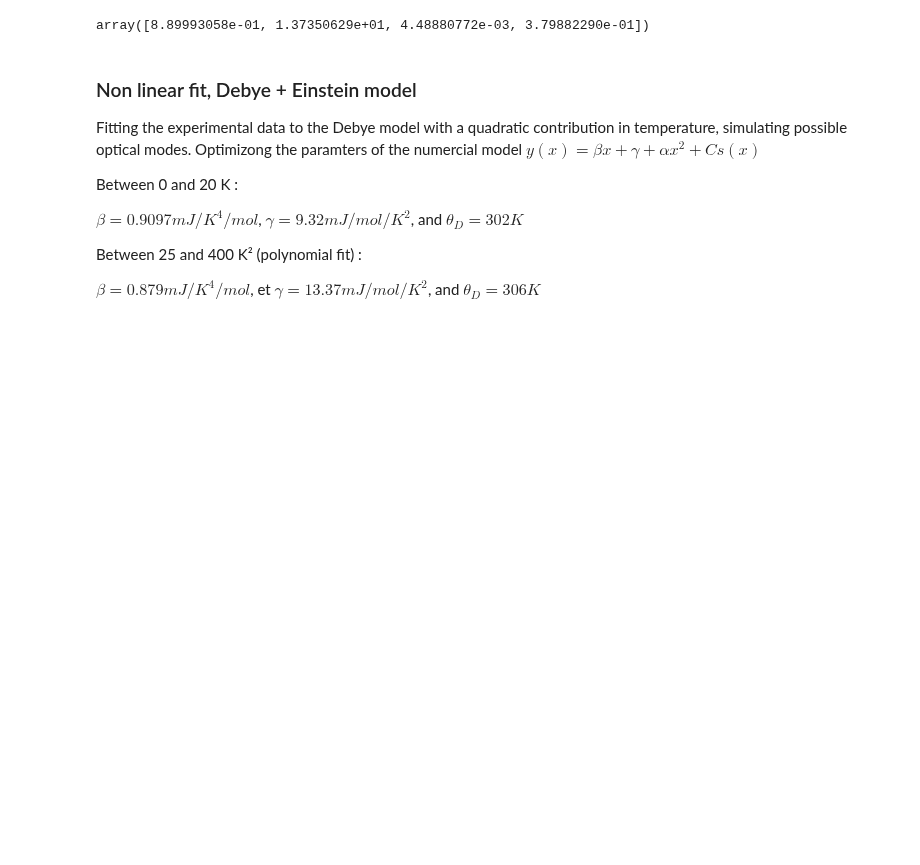
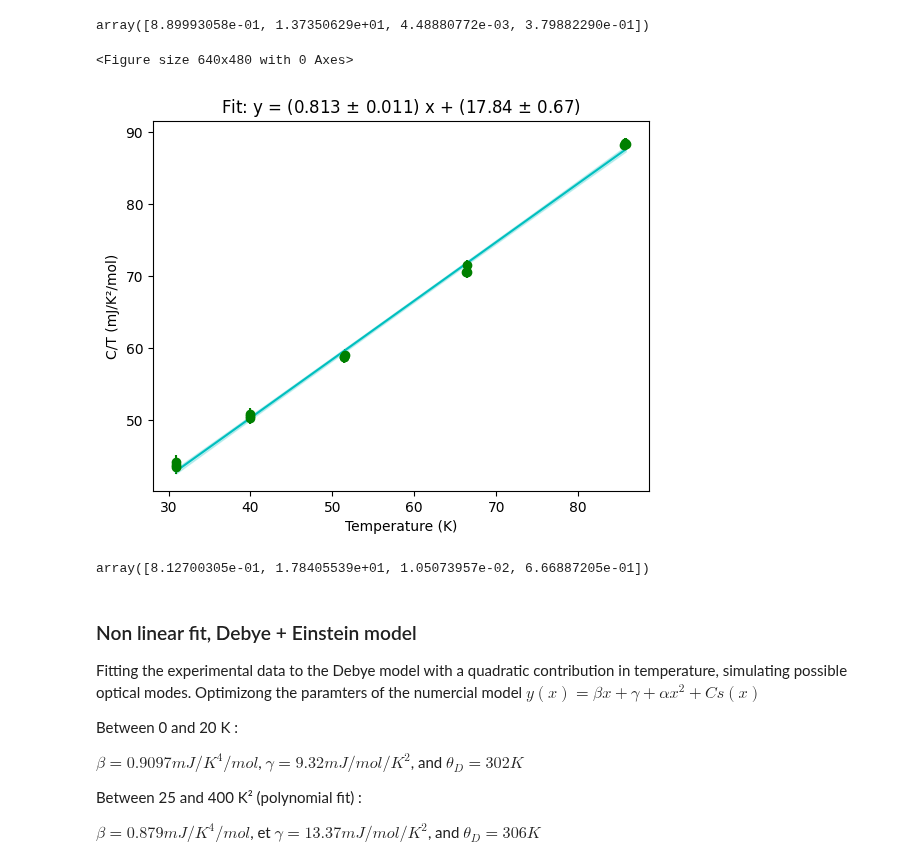
Before and after one commit to Gamal-on/YBCO, a Jupyter notebook: results_YBCO_P24.ipynb, the cells around one changed output. Drawn from its saved outputs; the diff is of its cells as text; code cells hidden in the pictures; blank space fills up the shorter version.

```diff
--- a/results_YBCO_P24.ipynb
+++ b/results_YBCO_P24.ipynb
@@ -78,6 +78,13 @@ linear_acoustic_fit.linear_fit(25, 144, cnt.squared_temperature_P24, cnt.hc_div_
 <Figure size 640x480 with 0 Axes>
 [figure]
 array([8.89993058e-01, 1.37350629e+01, 4.48880772e-03, 3.79882290e-01])
+# %%
+linear_acoustic_fit.linear_fit(25, 100, cnt.squared_temperature_P24, cnt.hc_div_temp_P24,
+                               cnt.err_squared_temperature_P24,cnt.err_hc_div_temp_P24)
+# %% [output]
+<Figure size 640x480 with 0 Axes>
+[figure, added]
+array([8.12700305e-01, 1.78405539e+01, 1.05073957e-02, 6.66887205e-01])
 # %% [markdown]
 ### Non linear fit, Debye + Einstein model
 
```
Also changed, not shown: 6 other files.
